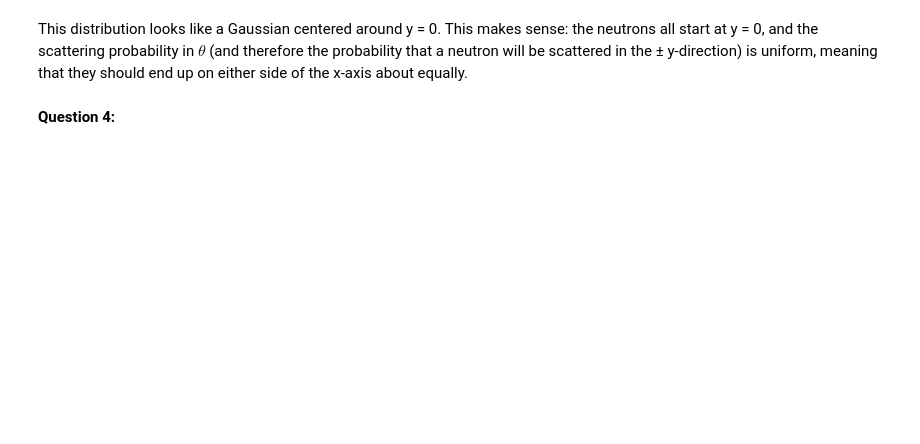
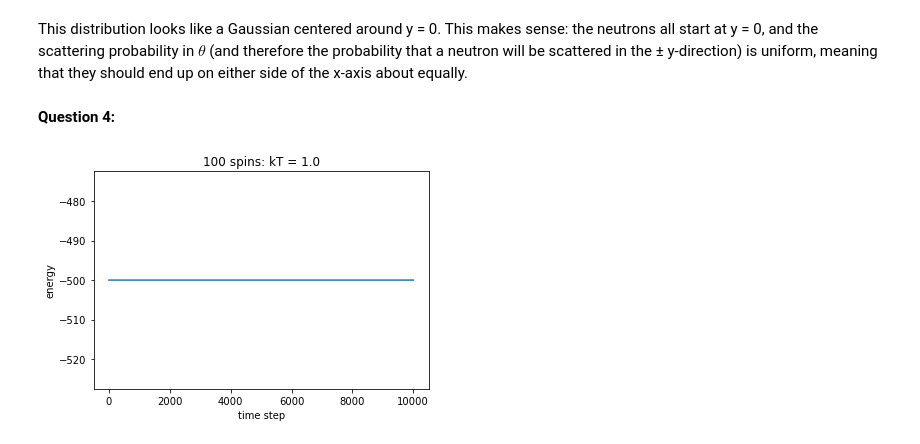
Before and after one commit to JSheare/Computational-Physics, a Jupyter notebook: Exercise Set 3.ipynb, the cells around one changed output. Drawn from its saved outputs; the diff is of its cells as text; code cells hidden in the pictures; blank space fills up the shorter version.

```diff
--- a/Exercise Set 3.ipynb
+++ b/Exercise Set 3.ipynb
@@ -353,3 +353,65 @@ Part (c):
 This distribution looks like a Gaussian centered around y = 0. This makes sense: the neutrons all start at y = 0, and the scattering probability in $\theta$ (and therefore the probability that a neutron will be scattered in the ± y-direction) is uniform, meaning that they should end up on either side of the x-axis about equally.
 # %% [markdown]
 **Question 4:**
+# %%
+# Code from lecture:
+# Ising model implementation with Metropolis algorithm
+# Based on IsingViz.py from Landau, et al.
+
+N     = 100                 # number of spin sites
+B     = 0.                 # magnetic field
+mu    = .33                # g mu (not needed if B=0)
+J     = 5.                 # exchange energy
+k     = 1.                 # Boltzmann constant
+T     = 1.                 # temperature
+state = np.zeros(N)        # spin states: up(1), down (-1)
+random.seed()
+
+def energy(S):
+    FirstTerm = 0.
+    SecondTerm = 0.
+    for i in range(0,N-1):
+        FirstTerm += -J * S[i]*S[i+1]
+    FirstTerm += -J * S[N-1]*S[0]     # periodic boundary
+    for i in range(0,N):
+        SecondTerm += -mu*S[i]*B
+    return (FirstTerm + SecondTerm);
+
+for i in range(0 ,N):
+    state[i] = -1.          # Initial spins all down (cold start)
+
+ES = energy(state)
+
+num_steps = 100*N
+energy_values = []
+step_index_values = []
+for istep in range(num_steps):
+    test_state = list(state)
+    random_site = int(N*random.random())
+    test_state[random_site] *= -1.   # Trial step: flip spin at one random site
+    ET = energy(test_state)
+    R = np.exp((ES-ET)/(k*T))           # Boltzmann test
+    #print(ES, ET, k*T, R)
+    if R > random.random():
+        state = test_state
+        ES = ET
+    # else nothing (we remain in the same state as before)
+
+    energy_values.append(ES)
+    step_index_values.append(istep)
+    row = ''
+    for site in state:
+        if site==1.0:
+            row += 'X'
+        else:
+            # fancy codes for red O's
+            row += '\x1b[31mO\x1b[0m'
+    #print(row)
+
+plt.plot(step_index_values, energy_values)
+plt.xlabel('time step')
+plt.ylabel('energy')
+plt.title('%d spins: kT = %.1f' % (N, k*T))
+plt.show()
+# %% [output]
+[figure, added]
```
Also changed, not shown: parts of 5 cells of this notebook.
